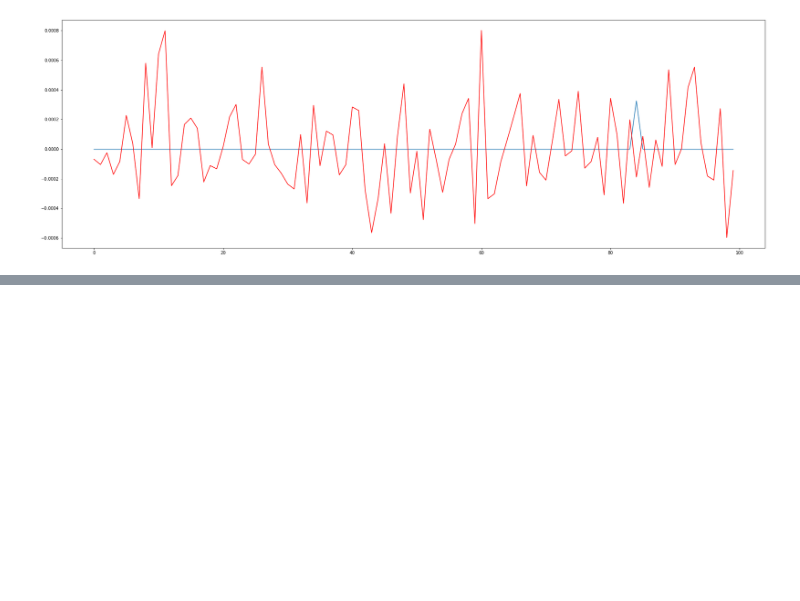
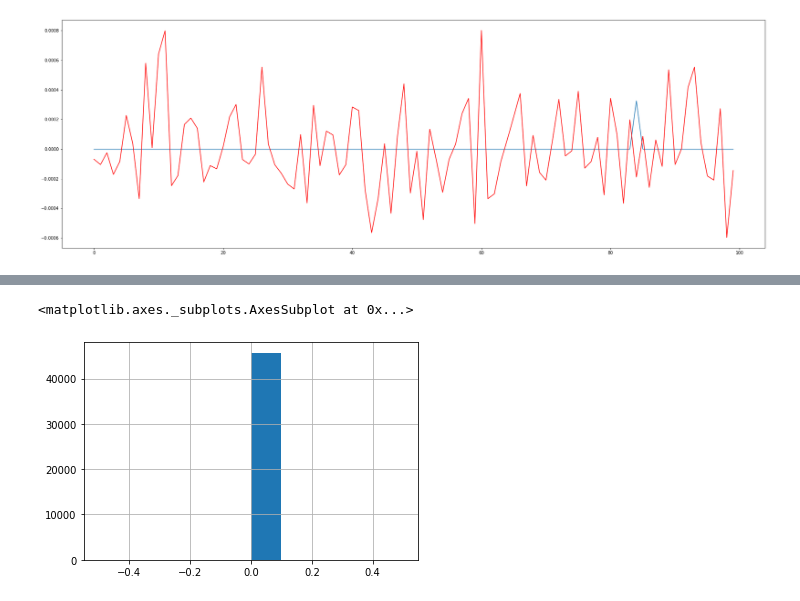
Before and after one commit to Maxibrionest/MachineLearning, a Jupyter notebook: Entrega2/Entrega2.ipynb, the cells around one changed output, grey strips where cells are left out. Saved outputs shown, nothing was run; the diff lists cells and outputs as text; code cells hidden in the pictures; blank space fills up the shorter version.

```diff
--- a/Entrega2/Entrega2.ipynb
+++ b/Entrega2/Entrega2.ipynb
@@ -904,0 +1280,4 @@ plt.show()
+# %%
+limpiar_1 = df_1.isna().sum(axis=1).to_frame()
+limpiar_1 = limpiar_1.rename({0:'values'}, axis=1)
+limpiar_1
@@ -904,0 +1368,3 @@ plt.show()
+# %%
+df_2 = df_1.copy()
+df_2.drop(limpiar_1[limpiar_1.values > 1].index, inplace=True)
@@ -904,0 +1387,5 @@ plt.show()
+# %%
+df_2.isna().sum(axis=1).hist()
+# %% [output]
+<matplotlib.axes._subplots.AxesSubplot at 0x...>
+[figure, added]
```
Also changed, not shown: parts of 60 cells of this notebook.
